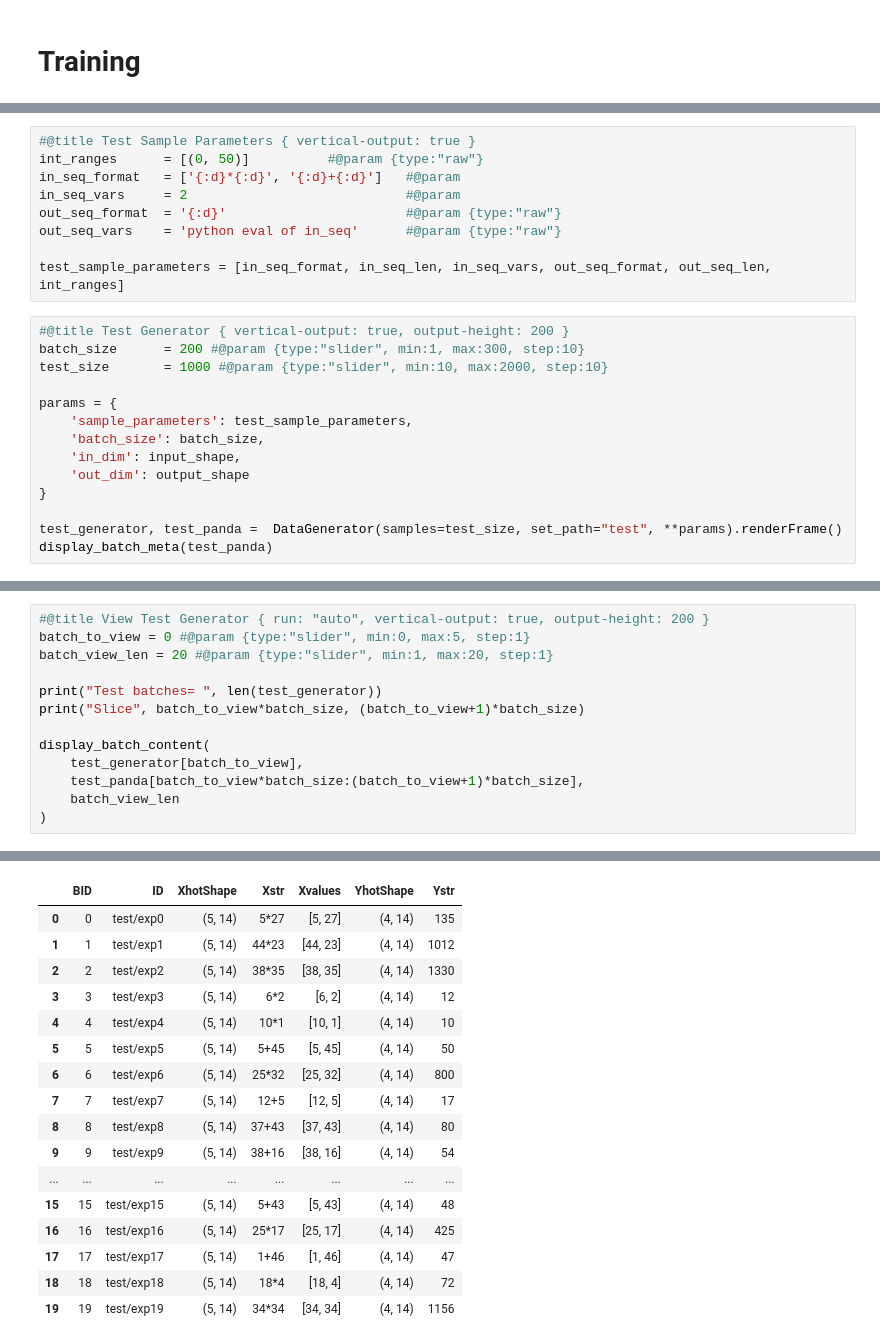
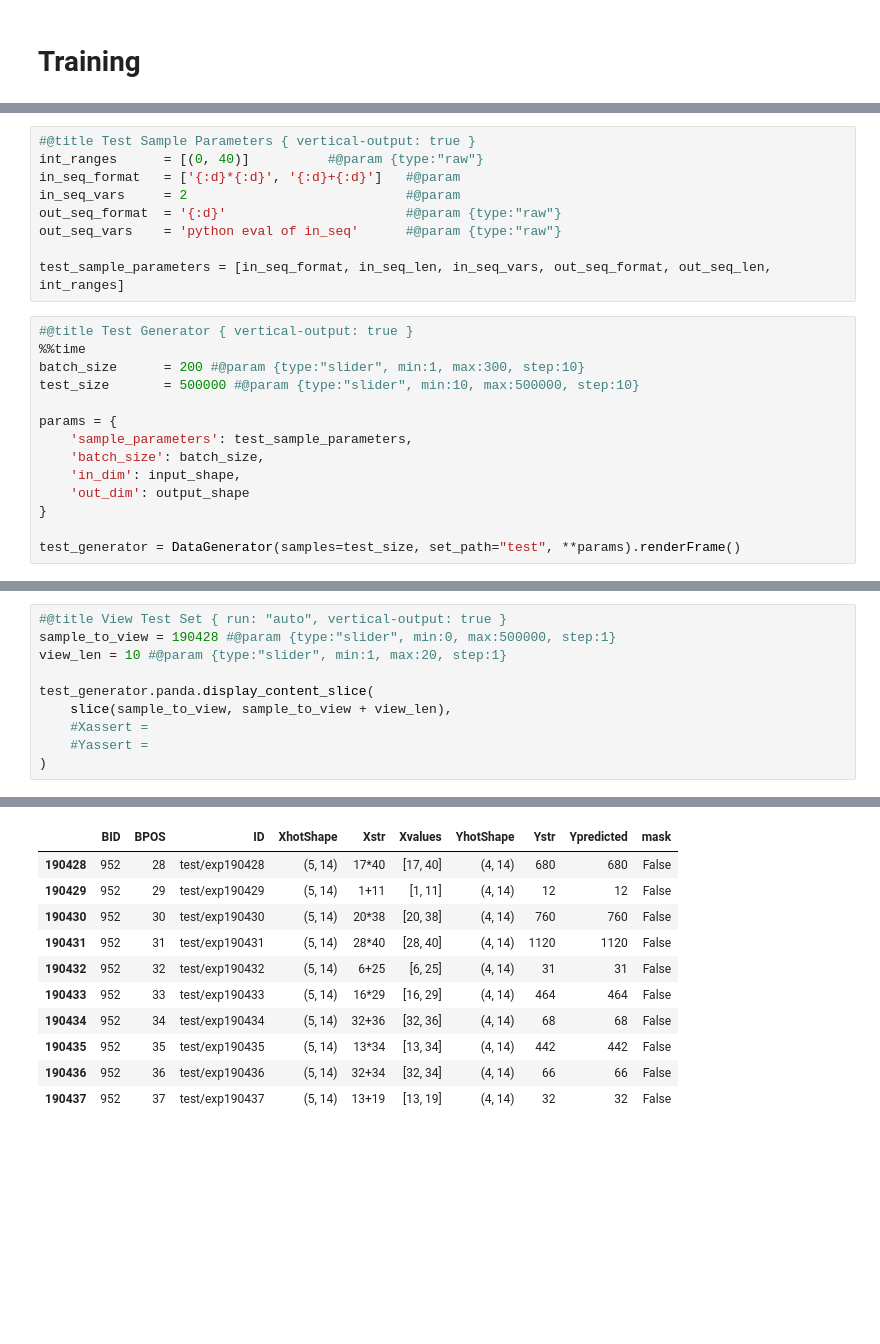
Before and after one commit to glouwa/app-kandinsky-pattern-generator, a Jupyter notebook: lstm_calculator.ipynb, the cells around one changed output, grey strips where cells are left out. Saved outputs shown, nothing was run; the diff lists cells and outputs as text; blank space fills up the shorter version.

```diff
--- a/lstm_calculator.ipynb
+++ b/lstm_calculator.ipynb
@@ -469,6 +475,6 @@ Wall time: 11min 28s
 # %%
 #@title Test Sample Parameters { vertical-output: true }
-int_ranges      = [(0, 50)]          #@param {type:"raw"}
+int_ranges      = [(0, 40)]          #@param {type:"raw"}
 in_seq_format   = ['{:d}*{:d}', '{:d}+{:d}']   #@param
 in_seq_vars     = 2                            #@param
 out_seq_format  = '{:d}'                       #@param {type:"raw"}
@@ -476,9 +482,10 @@ out_seq_vars    = 'python eval of in_seq'      #@param {type:"raw"}
 
 test_sample_parameters = [in_seq_format, in_seq_len, in_seq_vars, out_seq_format, out_seq_len, int_ranges]
 # %%
-#@title Test Generator { vertical-output: true, output-height: 200 }
+#@title Test Generator { vertical-output: true }
+%%time
 batch_size      = 200 #@param {type:"slider", min:1, max:300, step:10}
-test_size       = 1000 #@param {type:"slider", min:10, max:2000, step:10}
+test_size       = 500000 #@param {type:"slider", min:10, max:500000, step:10}
 
 params = {
     'sample_parameters': test_sample_parameters,
@@ -487,6 +494,5 @@ params = {
     'out_dim': output_shape
 }
 
-test_generator, test_panda =  DataGenerator(samples=test_size, set_path="test", **params).renderFrame()
-display_batch_meta(test_panda)
+test_generator = DataGenerator(samples=test_size, set_path="test", **params).renderFrame()
 # %% [output]
@@ -519,14 +532,11 @@ memory usage: 62.5+ KB
 # %%
-#@title View Test Generator { run: "auto", vertical-output: true, output-height: 200 }
-batch_to_view = 0 #@param {type:"slider", min:0, max:5, step:1}
-batch_view_len = 20 #@param {type:"slider", min:1, max:20, step:1}
+#@title View Test Set { run: "auto", vertical-output: true }
+sample_to_view = 190428 #@param {type:"slider", min:0, max:500000, step:1}
+view_len = 10 #@param {type:"slider", min:1, max:20, step:1}
 
-print("Test batches= ", len(test_generator))
-print("Slice", batch_to_view*batch_size, (batch_to_view+1)*batch_size)
-
-display_batch_content(
-    test_generator[batch_to_view],
-    test_panda[batch_to_view*batch_size:(batch_to_view+1)*batch_size],
-    batch_view_len
+test_generator.panda.display_content_slice(
+    slice(sample_to_view, sample_to_view + view_len),
+    #Xassert =
+    #Yassert =
 )
 # %% [output]
@@ -536,27 +543,21 @@ Slice 0 200
 [interactive output not drawn]
 [interactive output not drawn]
 [interactive output not drawn]
 [interactive output not drawn]
 [interactive output not drawn]
 [interactive output not drawn]
 [interactive output not drawn]
-|  | BID | ID | XhotShape | Xstr | Xvalues | YhotShape | Ystr |
-| 0 | 0 | test/exp0 | (5, 14) | 5*27 | [5, 27] | (4, 14) | 135 |
-| 1 | 1 | test/exp1 | (5, 14) | 44*23 | [44, 23] | (4, 14) | 1012 |
-| 2 | 2 | test/exp2 | (5, 14) | 38*35 | [38, 35] | (4, 14) | 1330 |
-| 3 | 3 | test/exp3 | (5, 14) | 6*2 | [6, 2] | (4, 14) | 12 |
-| 4 | 4 | test/exp4 | (5, 14) | 10*1 | [10, 1] | (4, 14) | 10 |
-| 5 | 5 | test/exp5 | (5, 14) | 5+45 | [5, 45] | (4, 14) | 50 |
-| 6 | 6 | test/exp6 | (5, 14) | 25*32 | [25, 32] | (4, 14) | 800 |
-| 7 | 7 | test/exp7 | (5, 14) | 12+5 | [12, 5] | (4, 14) | 17 |
-| 8 | 8 | test/exp8 | (5, 14) | 37+43 | [37, 43] | (4, 14) | 80 |
-| 9 | 9 | test/exp9 | (5, 14) | 38+16 | [38, 16] | (4, 14) | 54 |
-| ... | ... | ... | ... | ... | ... | ... | ... |
-| 15 | 15 | test/exp15 | (5, 14) | 5+43 | [5, 43] | (4, 14) | 48 |
-| 16 | 16 | test/exp16 | (5, 14) | 25*17 | [25, 17] | (4, 14) | 425 |
-| 17 | 17 | test/exp17 | (5, 14) | 1+46 | [1, 46] | (4, 14) | 47 |
-| 18 | 18 | test/exp18 | (5, 14) | 18*4 | [18, 4] | (4, 14) | 72 |
-| 19 | 19 | test/exp19 | (5, 14) | 34*34 | [34, 34] | (4, 14) | 1156 |
+|  | BID | BPOS | ID | XhotShape | Xstr | Xvalues | YhotShape | Ystr | Ypredicted | mask |
+| 190428 | 952 | 28 | test/exp190428 | (5, 14) | 17*40 | [17, 40] | (4, 14) | 680 | 680 | False |
+| 190429 | 952 | 29 | test/exp190429 | (5, 14) | 1+11 | [1, 11] | (4, 14) | 12 | 12 | False |
+| 190430 | 952 | 30 | test/exp190430 | (5, 14) | 20*38 | [20, 38] | (4, 14) | 760 | 760 | False |
+| 190431 | 952 | 31 | test/exp190431 | (5, 14) | 28*40 | [28, 40] | (4, 14) | 1120 | 1120 | False |
+| 190432 | 952 | 32 | test/exp190432 | (5, 14) | 6+25 | [6, 25] | (4, 14) | 31 | 31 | False |
+| 190433 | 952 | 33 | test/exp190433 | (5, 14) | 16*29 | [16, 29] | (4, 14) | 464 | 464 | False |
+| 190434 | 952 | 34 | test/exp190434 | (5, 14) | 32+36 | [32, 36] | (4, 14) | 68 | 68 | False |
+| 190435 | 952 | 35 | test/exp190435 | (5, 14) | 13*34 | [13, 34] | (4, 14) | 442 | 442 | False |
+| 190436 | 952 | 36 | test/exp190436 | (5, 14) | 32+34 | [32, 34] | (4, 14) | 66 | 66 | False |
+| 190437 | 952 | 37 | test/exp190437 | (5, 14) | 13+19 | [13, 19] | (4, 14) | 32 | 32 | False |
 [interactive output not drawn]
 [interactive output not drawn]
 [interactive output not drawn]
```
Also changed, not shown: parts of 31 cells of this notebook.
